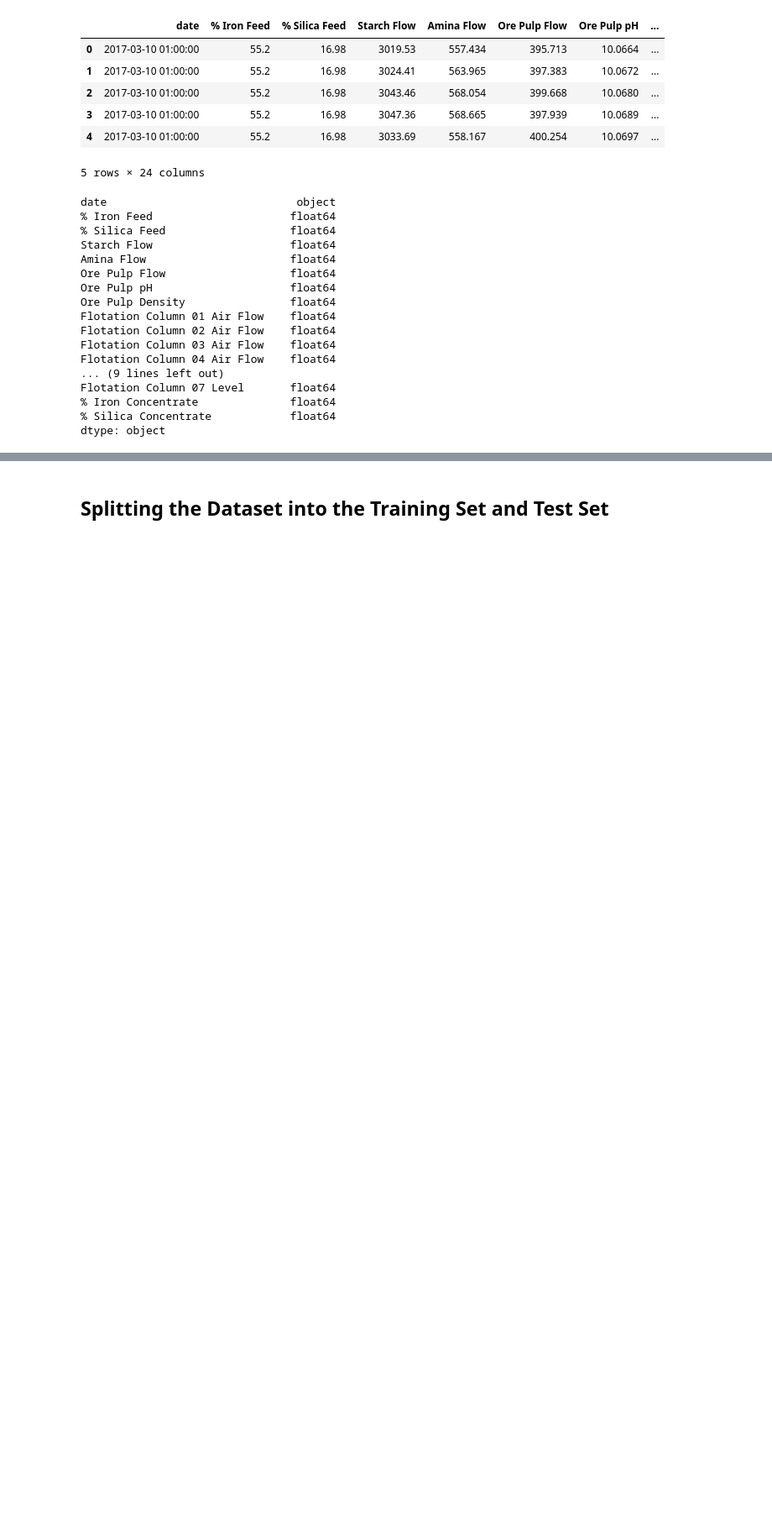
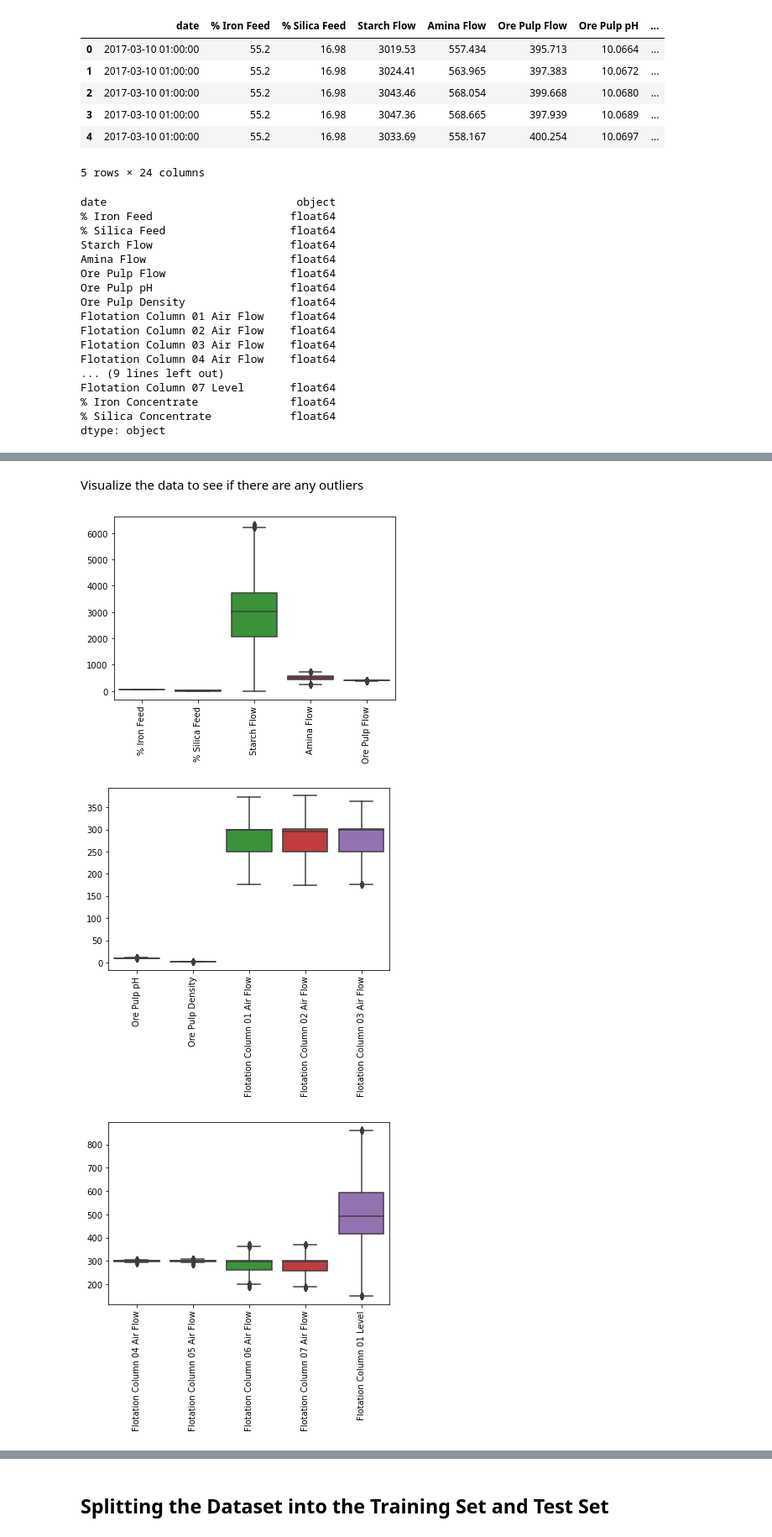
Before and after one commit to jtsang02/MINE-432-Project, a Jupyter notebook: ProjectCode.ipynb, the cells around one changed output, grey strips where cells are left out. Shown: that part at 84% size. Cells and saved outputs as stored; diff of their text form; code cells hidden in the pictures; blank space fills up the shorter version.

```diff
--- a/ProjectCode.ipynb
+++ b/ProjectCode.ipynb
@@ -77,0 +104,2 @@ dtype: object
+# %%
+dataset.drop(['date'], axis=1, inplace=True)
@@ -77,0 +118,15 @@ dtype: object
+# %% [markdown]
+Visualize the data to see if there are any outliers
+# %%
+
+# create boxplots of each column exzcept the last one
+x = dataset.iloc[:, :-1]
+for i in range(0, len(x.columns), 5):
+    sns.boxplot(data=dataset.iloc[:, i:i+5])
+    # make the x
+    plt.xticks(rotation=90)
+    plt.show()
+# %% [output]
+[figure, added]
+[figure, added]
+[figure, added]
```
Also changed, not shown: parts of 33 cells of this notebook, 1 other file.
